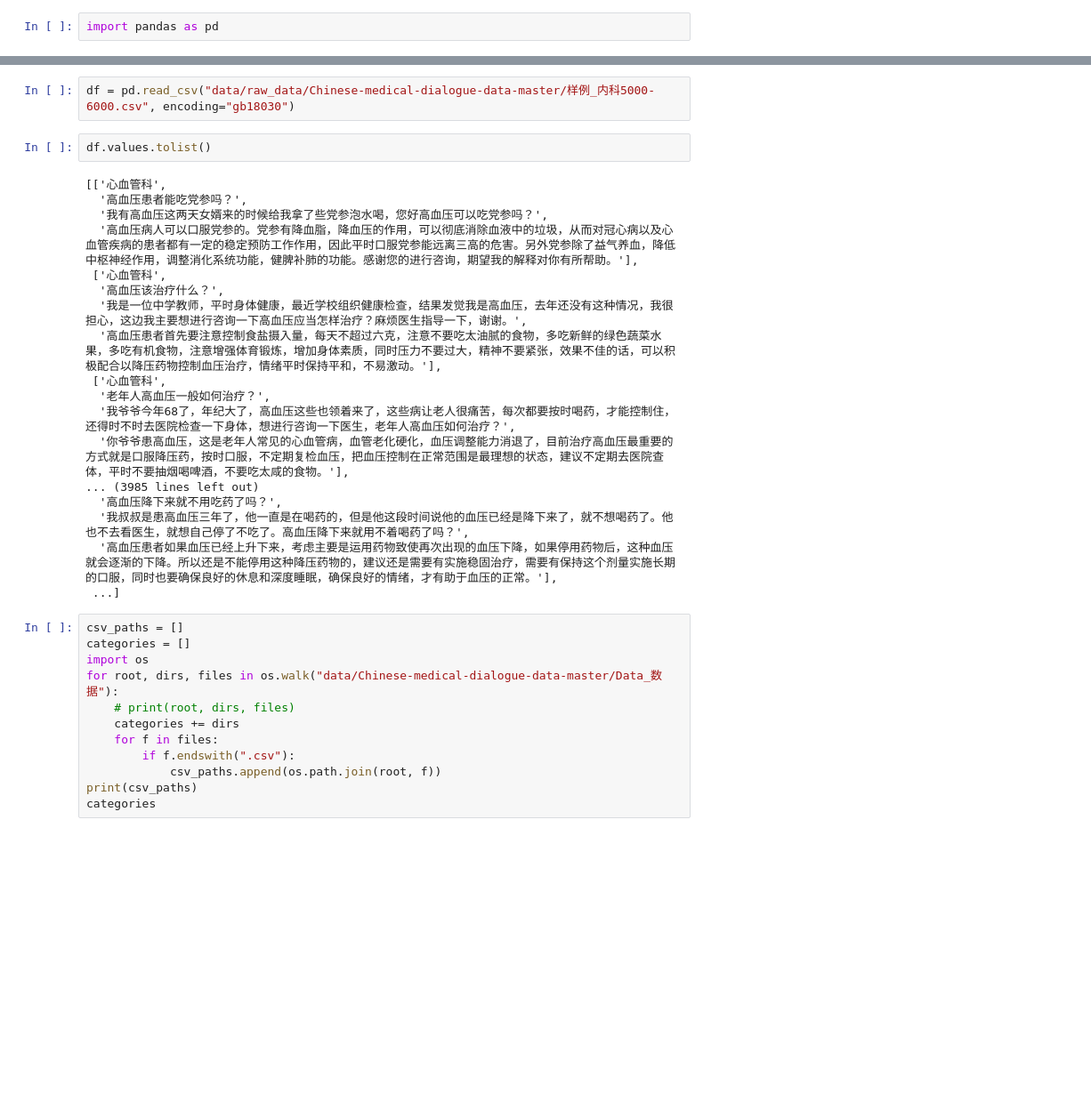
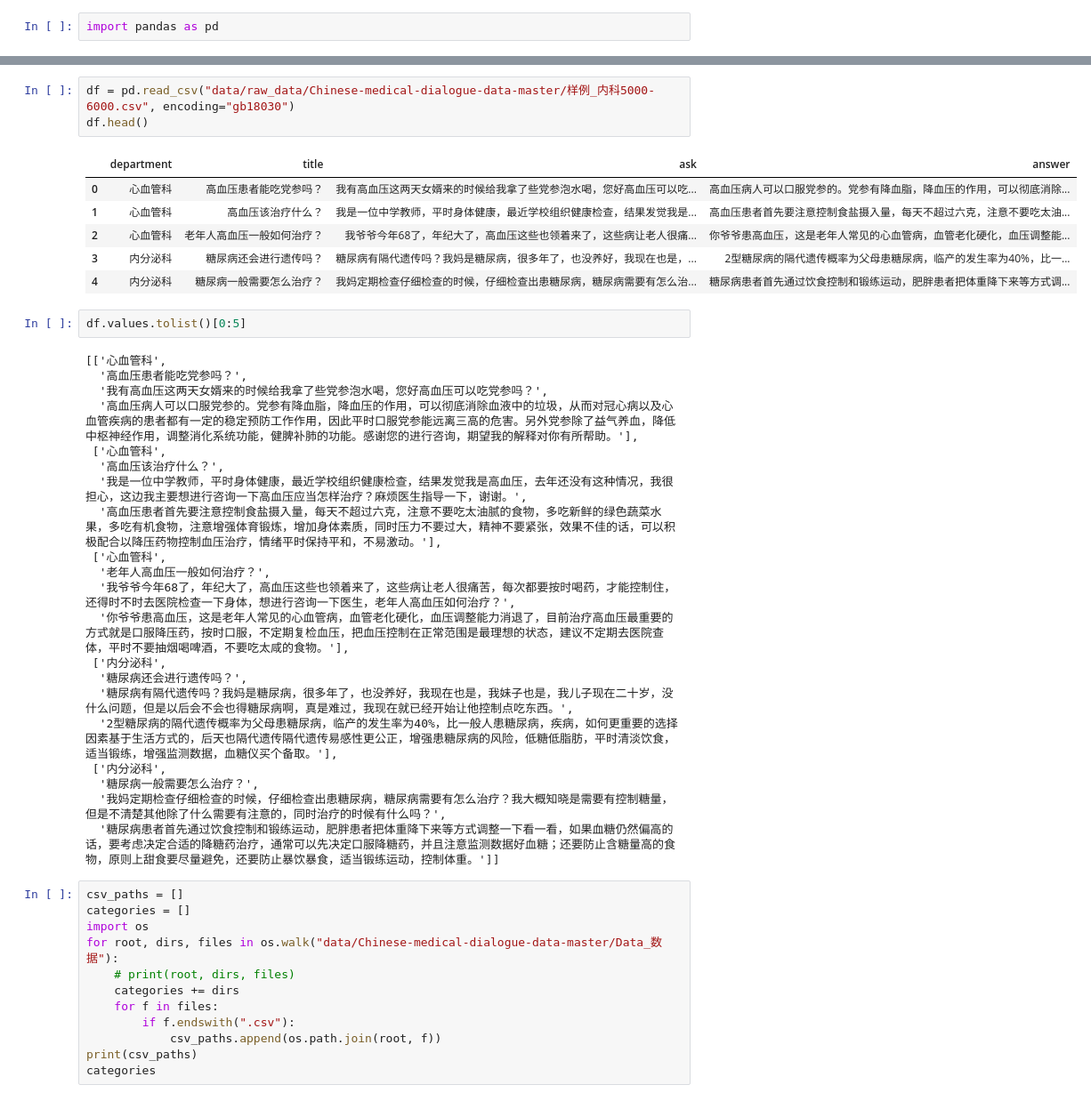
Before and after one commit to GingerNg/pytorch_match, a Jupyter notebook: eda_cmdd.ipynb, the cells around one changed output, grey strips where cells are left out. Shown: that part at 89% size. Cells and saved outputs as stored; diff of their text form; blank space fills up the shorter version.

```diff
--- a/eda_cmdd.ipynb
+++ b/eda_cmdd.ipynb
@@ -35,7 +42,15 @@ Name: ask, Length: 100, dtype: int64
 # %%
 df = pd.read_csv("data/raw_data/Chinese-medical-dialogue-data-master/样例_内科5000-6000.csv", encoding="gb18030")
+df.head()
+# %% [output]
+|  | department | title | ask | answer |
+| 0 | 心血管科 | 高血压患者能吃党参吗？ | 我有高血压这两天女婿来的时候给我拿了些党参泡水喝，您好高血压可以吃... | 高血压病人可以口服党参的。党参有降血脂，降血压的作用，可以彻底消除... |
+| 1 | 心血管科 | 高血压该治疗什么？ | 我是一位中学教师，平时身体健康，最近学校组织健康检查，结果发觉我是... | 高血压患者首先要注意控制食盐摄入量，每天不超过六克，注意不要吃太油... |
+| 2 | 心血管科 | 老年人高血压一般如何治疗？ | 我爷爷今年68了，年纪大了，高血压这些也领着来了，这些病让老人很痛... | 你爷爷患高血压，这是老年人常见的心血管病，血管老化硬化，血压调整能... |
+| 3 | 内分泌科 | 糖尿病还会进行遗传吗？ | 糖尿病有隔代遗传吗？我妈是糖尿病，很多年了，也没养好，我现在也是，... | 2型糖尿病的隔代遗传概率为父母患糖尿病，临产的发生率为40%，比一... |
+| 4 | 内分泌科 | 糖尿病一般需要怎么治疗？ | 我妈定期检查仔细检查的时候，仔细检查出患糖尿病，糖尿病需要有怎么治... | 糖尿病患者首先通过饮食控制和锻练运动，肥胖患者把体重降下来等方式调... |
 # %%
-df.values.tolist()
+df.values.tolist()[0:5]
 # %% [output]
 [['心血管科',
   '高血压患者能吃党参吗？',
@@ -49,11 +64,14 @@ df.values.tolist()
   '老年人高血压一般如何治疗？',
   '我爷爷今年68了，年纪大了，高血压这些也领着来了，这些病让老人很痛苦，每次都要按时喝药，才能控制住，还得时不时去医院检查一下身体，想进行咨询一下医生，老年人高血压如何治疗？',
   '你爷爷患高血压，这是老年人常见的心血管病，血管老化硬化，血压调整能力消退了，目前治疗高血压最重要的方式就是口服降压药，按时口服，不定期复检血压，把血压控制在正常范围是最理想的状态，建议不定期去医院查体，平时不要抽烟喝啤酒，不要吃太咸的食物。'],
-... (3985 lines left out)
-  '高血压降下来就不用吃药了吗？',
-  '我叔叔是患高血压三年了，他一直是在喝药的，但是他这段时间说他的血压已经是降下来了，就不想喝药了。他也不去看医生，就想自己停了不吃了。高血压降下来就用不着喝药了吗？',
-  '高血压患者如果血压已经上升下来，考虑主要是运用药物致使再次出现的血压下降，如果停用药物后，这种血压就会逐渐的下降。所以还是不能停用这种降压药物的，建议还是需要有实施稳固治疗，需要有保持这个剂量实施长期的口服，同时也要确保良好的休息和深度睡眠，确保良好的情绪，才有助于血压的正常。'],
- ...]
+ ['内分泌科',
+  '糖尿病还会进行遗传吗？',
+  '糖尿病有隔代遗传吗？我妈是糖尿病，很多年了，也没养好，我现在也是，我妹子也是，我儿子现在二十岁，没什么问题，但是以后会不会也得糖尿病啊，真是难过，我现在就已经开始让他控制点吃东西。',
+  '2型糖尿病的隔代遗传概率为父母患糖尿病，临产的发生率为40%，比一般人患糖尿病，疾病，如何更重要的选择因素基于生活方式的，后天也隔代遗传隔代遗传易感性更公正，增强患糖尿病的风险，低糖低脂肪，平时清淡饮食，适当锻练，增强监测数据，血糖仪买个备取。'],
+ ['内分泌科',
+  '糖尿病一般需要怎么治疗？',
+  '我妈定期检查仔细检查的时候，仔细检查出患糖尿病，糖尿病需要有怎么治疗？我大概知晓是需要有控制糖量，但是不清楚其他除了什么需要有注意的，同时治疗的时候有什么吗？',
+  '糖尿病患者首先通过饮食控制和锻练运动，肥胖患者把体重降下来等方式调整一下看一看，如果血糖仍然偏高的话，要考虑决定合适的降糖药治疗，通常可以先决定口服降糖药，并且注意监测数据好血糖；还要防止含糖量高的食物，原则上甜食要尽量避免，还要防止暴饮暴食，适当锻练运动，控制体重。']]
 # %%
 csv_paths = []
 categories = []
```
Also changed, not shown: parts of 4 cells of this notebook, 8 other files.
